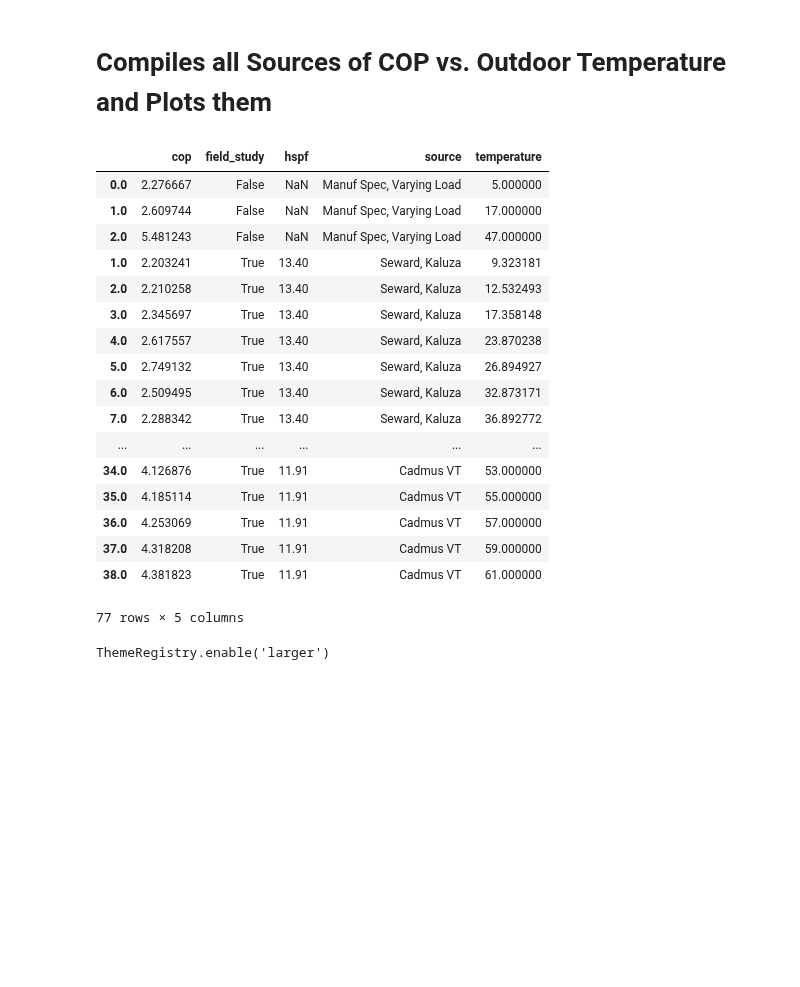
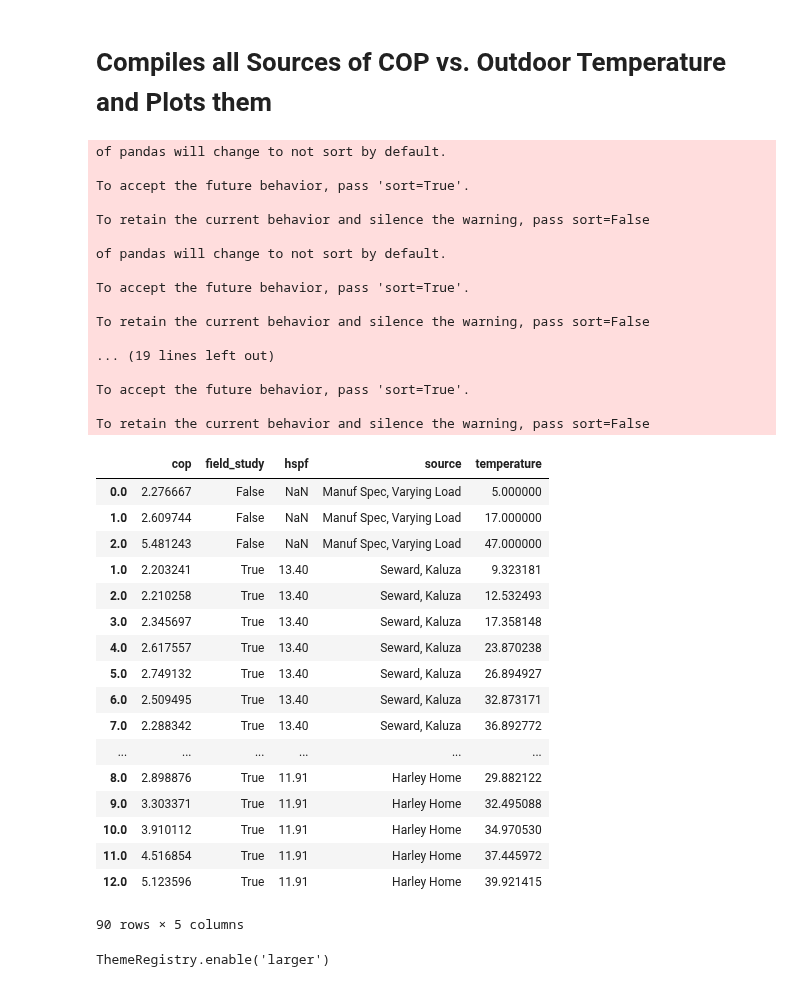
Before and after one commit to alanmitchell/heat-pump-study, a Jupyter notebook: general/cop_vs_temp.ipynb, the cells around one changed output. Cells and saved outputs as stored; diff of their text form; code cells hidden in the pictures; blank space fills up the shorter version.

```diff
--- a/general/cop_vs_temp.ipynb
+++ b/general/cop_vs_temp.ipynb
@@ -9,39 +9,57 @@ import altair as alt
 # File names of the pickled DataFrames containing the data
 files = (
     #'temp_cop_manuf_max.pkl',
     'temp_cop_manuf_varying.pkl',
     '../field_studies/kaluza/temp_cop_kaluza.pkl',
     '../field_studies/kaluza/temp_cop_kaluza_remote.pkl',
     '../field_studies/cchrc_2015/temp_cop_cchrc_dillingham.pkl',
     '../field_studies/cchrc_2015/temp_cop_cchrc_wrangell.pkl',
     '../field_studies/cadmus_vt/temp_cop_cadmus_vt.pkl',
+    '../field_studies/harley/temp_cop_harley.pkl',
 )
 df = None
 for fn_pkl in files:
     if df is None:
         df = pd.read_pickle(fn_pkl)
     else:
         df = pd.concat([df, pd.read_pickle(fn_pkl)])
 df
 # %% [output]
+of pandas will change to not sort by default.
+
+To accept the future behavior, pass 'sort=True'.
+
+To retain the current behavior and silence the warning, pass sort=False
+
+of pandas will change to not sort by default.
+
+To accept the future behavior, pass 'sort=True'.
+
+To retain the current behavior and silence the warning, pass sort=False
+
+... (19 lines left out)
+
+To accept the future behavior, pass 'sort=True'.
+
+To retain the current behavior and silence the warning, pass sort=False
 |  | cop | field_study | hspf | source | temperature |
 | 0.0 | 2.276667 | False | NaN | Manuf Spec, Varying Load | 5.000000 |
 | 1.0 | 2.609744 | False | NaN | Manuf Spec, Varying Load | 17.000000 |
 | 2.0 | 5.481243 | False | NaN | Manuf Spec, Varying Load | 47.000000 |
 | 1.0 | 2.203241 | True | 13.40 | Seward, Kaluza | 9.323181 |
 | 2.0 | 2.210258 | True | 13.40 | Seward, Kaluza | 12.532493 |
 | 3.0 | 2.345697 | True | 13.40 | Seward, Kaluza | 17.358148 |
 | 4.0 | 2.617557 | True | 13.40 | Seward, Kaluza | 23.870238 |
 | 5.0 | 2.749132 | True | 13.40 | Seward, Kaluza | 26.894927 |
 | 6.0 | 2.509495 | True | 13.40 | Seward, Kaluza | 32.873171 |
 | 7.0 | 2.288342 | True | 13.40 | Seward, Kaluza | 36.892772 |
 | ... | ... | ... | ... | ... | ... |
-| 34.0 | 4.126876 | True | 11.91 | Cadmus VT | 53.000000 |
-| 35.0 | 4.185114 | True | 11.91 | Cadmus VT | 55.000000 |
-| 36.0 | 4.253069 | True | 11.91 | Cadmus VT | 57.000000 |
-| 37.0 | 4.318208 | True | 11.91 | Cadmus VT | 59.000000 |
-| 38.0 | 4.381823 | True | 11.91 | Cadmus VT | 61.000000 |
+| 8.0 | 2.898876 | True | 11.91 | Harley Home | 29.882122 |
+| 9.0 | 3.303371 | True | 11.91 | Harley Home | 32.495088 |
+| 10.0 | 3.910112 | True | 11.91 | Harley Home | 34.970530 |
+| 11.0 | 4.516854 | True | 11.91 | Harley Home | 37.445972 |
+| 12.0 | 5.123596 | True | 11.91 | Harley Home | 39.921415 |
-77 rows × 5 columns
+90 rows × 5 columns
 # %%
 # define the theme by returning the dictionary of configurationsa
 def larger():
```
Also changed, not shown: parts of 1 cell of this notebook, 3 other files.
